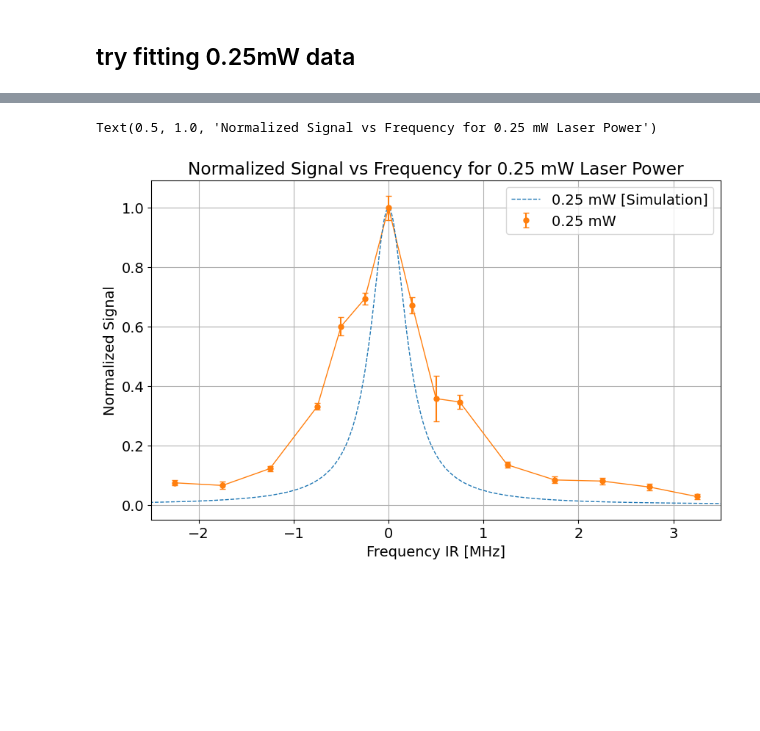
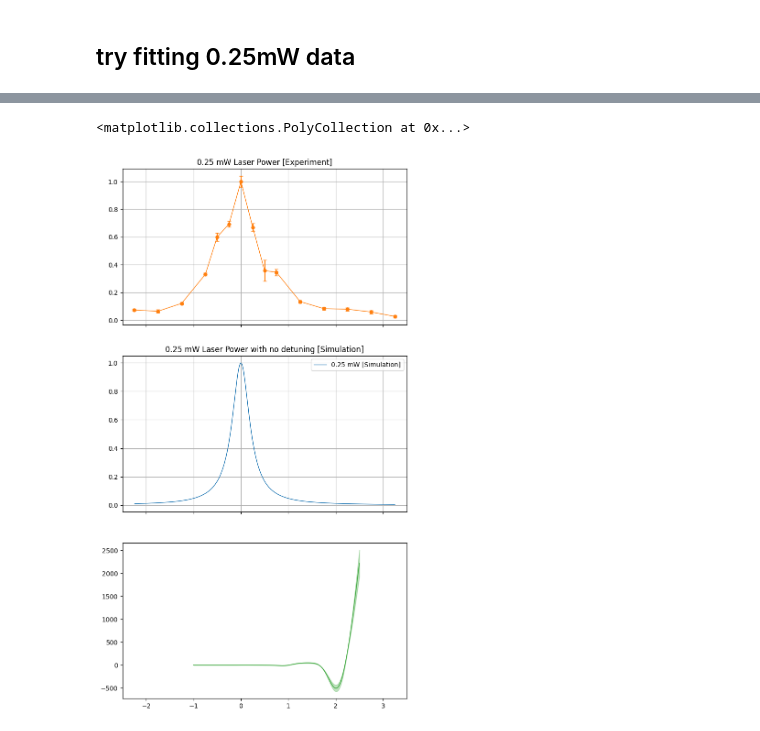
Before and after one commit to zhouperry/CeNTREX-TlF-julia-extension, a Jupyter notebook: examples/R2 transition longer beamline.ipynb, the cells around one changed output, grey strips where cells are left out. Cells and saved outputs as stored; diff of their text form; code cells hidden in the pictures; blank space fills up the shorter version.

```diff
--- a/examples/R2 transition longer beamline.ipynb
+++ b/examples/R2 transition longer beamline.ipynb
@@ -491,4 +492,7 @@ import pickle
 with open("results_scan_freq.pkl", "wb") as f:
     pickle.dump(results_scan, f)
+# %%
+with open("results_scan_freq.pkl", "rb") as f:
+    results_scan = pickle.load(f)
 # %% [markdown]
 ## try fitting 0.25mW data
@@ -495,36 +511,62 @@ with open("results_scan_freq.pkl", "wb") as f:
 # %%
+from scipy.signal import deconvolve
 f_0_25_mw = np.array([
     2156.0, 2156.5, 2157.0, 2157.5, 2157.75,
     2158.0, 2158.25, 2158.5, 2158.75, 2159.0,
     2159.5, 2160.0, 2160.5, 2161.0, 2161.5
 ]) - 2158.25  # in MHz
 
 d_0_25_mW = np.array([
     0.06591839, 0.05801744, 0.108747, 0.29607686, 0.53676072,
     0.61999784, 0.89347365, 0.59929705, 0.31932618, 0.30906772,
     0.12020088, 0.0745517, 0.07110851, 0.05318794, 0.02447123
 ])
 
 de_0_25_mW = np.array([
     0.0072489, 0.01101896, 0.00808596, 0.0091603, 0.02717715,
     0.01810224, 0.03630696, 0.02473974, 0.06837207, 0.02107762,
     0.00876078, 0.00993403, 0.00963423, 0.00988509, 0.00730284
 ])
 scale = 1 / d_0_25_mW[f_0_25_mw==0]
 d_0_25_mW *= scale
 de_0_25_mW *= scale
-fig, ax = plt.subplots(figsize=(10, 6))
-ax.errorbar(f_0_25_mw, d_0_25_mW, yerr=de_0_25_mW, fmt='o', label='0.25 mW', color='tab:orange', markersize=5, capsize=3)
-ax.plot(f_0_25_mw, d_0_25_mW, linestyle="solid", color="tab:orange", linewidth=1)
+fig, ax = plt.subplots(nrows=3, figsize=(8, 15), sharex=True)
+ax[0].errorbar(f_0_25_mw, d_0_25_mW, yerr=de_0_25_mW, fmt='o', label='0.25 mW', color='tab:orange', markersize=5, capsize=3)
+ax[0].plot(f_0_25_mw, d_0_25_mW, linestyle="solid", color="tab:orange", linewidth=1)
+ax[0].grid()
+ax[0].set_title("0.25 mW Laser Power [Experiment]")
+ax[0].set_xlim(-2.5, 3.5)
 power = 0.25
-ax.plot(results_scan[power][0], results_scan[power][1].results/results_scan[power][1].results[500], label=f"{power:.2f} mW [Simulation]", linestyle="dashed", linewidth=1)
+freqs_simu = results_scan[power][0]
+results_simu = results_scan[power][1].results / results_scan[power][1].results[500]
+mask = (freqs_simu >= -2.25) & (freqs_simu <= 3.25)
+freqs_simu = freqs_simu[mask]
+results_simu = results_simu[mask]
+ax[1].plot(freqs_simu, results_simu, label=f"{power:.2f} mW [Simulation]", linewidth=1)
+ax[1].set_title("0.25 mW Laser Power with no detuning [Simulation]")
+ax[1].legend()
+ax[1].grid()
+# ax[1].set_yscale("log")
+# interpolate experimental data to match simulation frequencies
+interp = np.interp(freqs_simu, f_0_25_mw, d_0_25_mW)
+interp_up = np.interp(freqs_simu, f_0_25_mw, d_0_25_mW + de_0_25_mW)
+interp_down = np.interp(freqs_simu, f_0_25_mw, d_0_25_mW - de_0_25_mW)
 
-ax.set_xlabel("Frequency IR [MHz]")
-ax.set_ylabel("Normalized Signal")
-ax.set_xlim(-2.5,3.5)
-ax.grid()
-ax.legend()
-ax.set_title("Normalized Signal vs Frequency for 0.25 mW Laser Power")
+fs_distribution = deconvolve(interp, results_simu[125:325])[0]
+ax[2].plot(-1+np.arange(0, len(fs_distribution) * 0.01, 0.01)[:len(fs_distribution)], fs_distribution, label="Deconvolved Distribution", color='tab:green', linewidth=1)
+fs_distribution_up = deconvolve(interp_up, results_simu[125:325])[0]
+fs_distribution_down = deconvolve(interp_down, results_simu[125:325])[0]
+
+ax[2].fill_between(
+    -1+np.arange(0, len(fs_distribution) * 0.01, 0.01)[:len(fs_distribution)], fs_distribution_down, fs_distribution_up, color='tab:green', alpha=0.3, label="Deconvolved Distribution Uncertainty"
+)
+
+# ax.set_xlabel("Frequency IR [MHz]")
+# ax.set_ylabel("Normalized Signal")
+# ax.set_xlim(-2.5,3.5)
+# ax.grid()
+# ax.legend()
+# ax.set_title("Normalized Signal vs Frequency for 0.25 mW Laser Power")
 # %% [output]
-Text(0.5, 1.0, 'Normalized Signal vs Frequency for 0.25 mW Laser Power')
+<matplotlib.collections.PolyCollection at 0x...>
-[figure, old version]
+[figure, new version]
```
Also changed, not shown: parts of 3 cells of this notebook.
